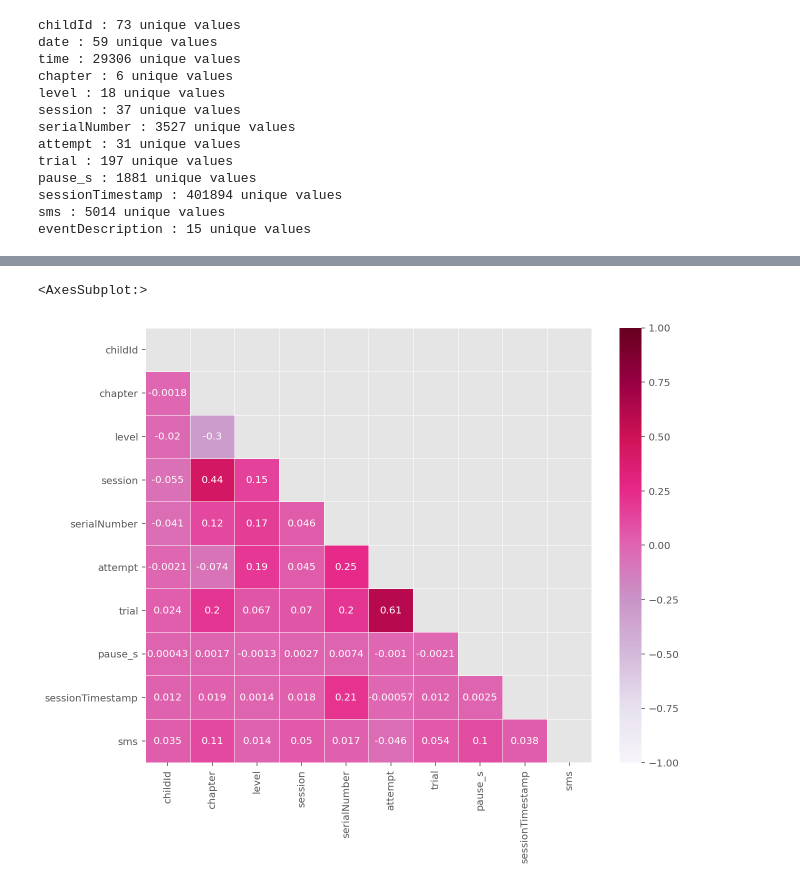
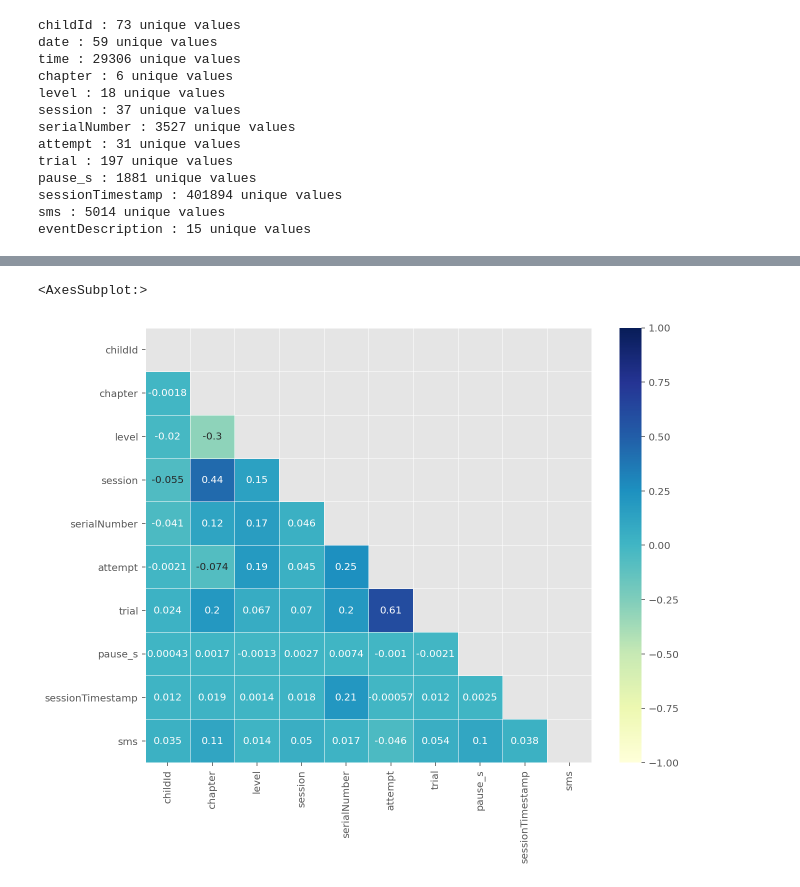
Before and after one commit to hitomi1104/crrest, a Jupyter notebook: EDA.ipynb, the cells around one changed output, grey strips where cells are left out. Drawn from its saved outputs; the diff is of its cells as text; code cells hidden in the pictures.

```diff
--- a/EDA.ipynb
+++ b/EDA.ipynb
@@ -218,16 +247,16 @@ mask[np.triu_indices_from(mask)]= True
 # %%
 plt.figure(figsize=(10, 8))
 sns.heatmap(df.corr(),
             mask = mask,
-            cmap="PuRd",
+            cmap="YlGnBu",
             vmax=1,
             vmin=-1,
             annot=True,
             linewidths=.5,
             robust=True)
 # %% [output]
 <AxesSubplot:>
-[figure, old version]
+[figure, new version]
 # %%
 df.describe()
 # %% [output]
```
Also changed, not shown: parts of 37 cells of this notebook, 1 other file.
